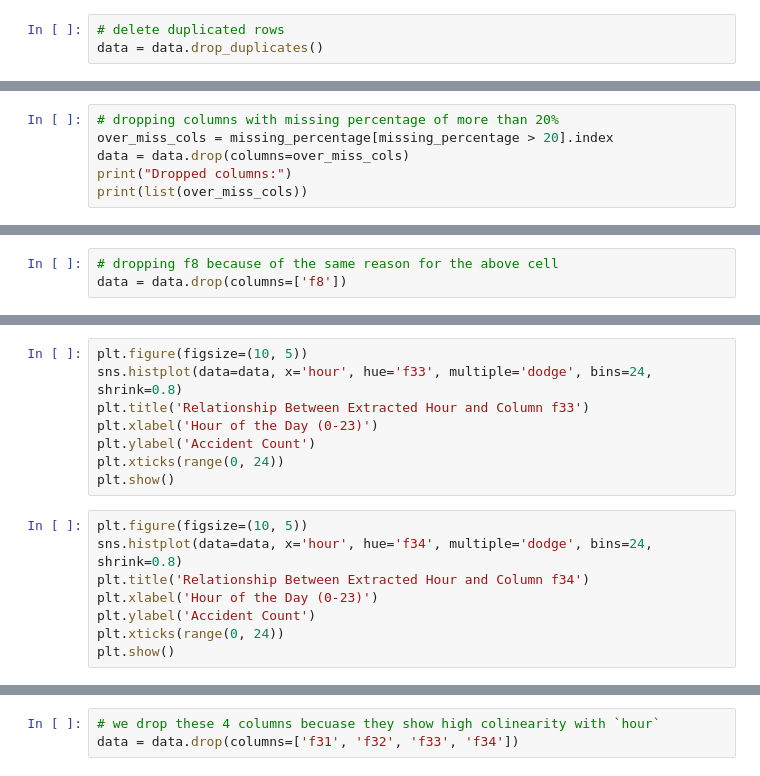
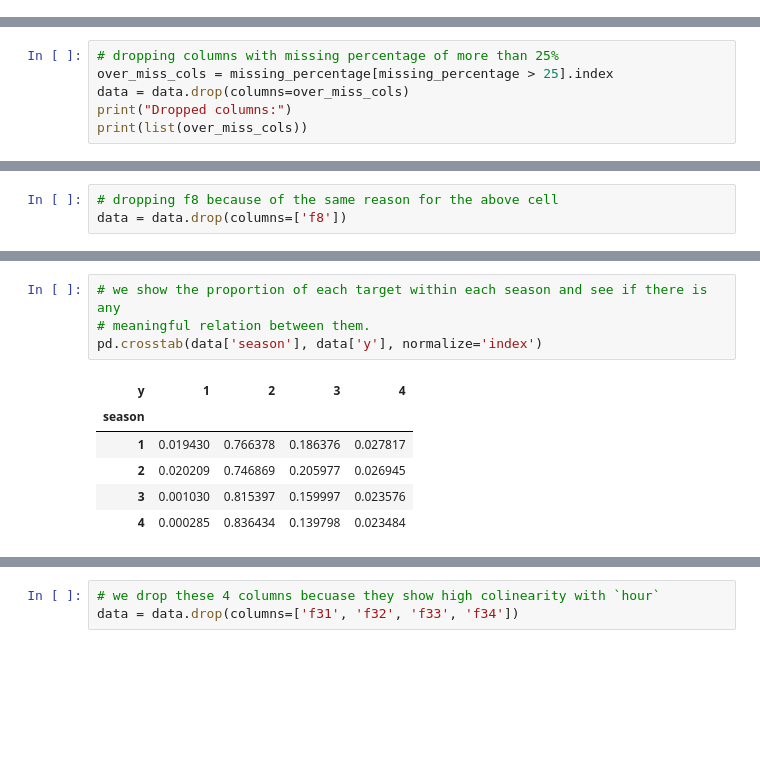
Before and after one commit to AmirrezaJB/Data-Mining-Spring-2026-UT, a Jupyter notebook: main.ipynb, the cells around one changed output, grey strips where cells are left out. Cells and saved outputs as stored; diff of their text form; blank space fills up the shorter version.

```diff
--- a/main.ipynb
+++ b/main.ipynb
@@ -20,6 +49,3 @@ data.duplicated().sum()
-# %%
-# delete duplicated rows
-data = data.drop_duplicates()
 # %%
 # here we look at what percentage of the columns are null
 missing_values = data.isna().sum().sort_values(ascending=False)
@@ -28,6 +72,6 @@ missing_percentage
 # %%
-# dropping columns with missing percentage of more than 20%
-over_miss_cols = missing_percentage[missing_percentage > 20].index
+# dropping columns with missing percentage of more than 25%
+over_miss_cols = missing_percentage[missing_percentage > 25].index
 data = data.drop(columns=over_miss_cols)
 print("Dropped columns:")
 print(list(over_miss_cols))
@@ -125,17 +239,12 @@ plt.show()
-# %%
-plt.figure(figsize=(10, 5))
-sns.histplot(data=data, x='hour', hue='f33', multiple='dodge', bins=24, shrink=0.8)
-plt.title('Relationship Between Extracted Hour and Column f33')
-plt.xlabel('Hour of the Day (0-23)')
-plt.ylabel('Accident Count')
-plt.xticks(range(0, 24))
-plt.show()
-# %%
-plt.figure(figsize=(10, 5))
-sns.histplot(data=data, x='hour', hue='f34', multiple='dodge', bins=24, shrink=0.8)
-plt.title('Relationship Between Extracted Hour and Column f34')
-plt.xlabel('Hour of the Day (0-23)')
-plt.ylabel('Accident Count')
-plt.xticks(range(0, 24))
-plt.show()
+# %%
+# we show the proportion of each target within each season and see if there is any
+# meaningful relation between them.
+pd.crosstab(data['season'], data['y'], normalize='index')
+# %% [output]
+| y | 1 | 2 | 3 | 4 |
+| season |  |  |  |  |
+| 1 | 0.019430 | 0.766378 | 0.186376 | 0.027817 |
+| 2 | 0.020209 | 0.746869 | 0.205977 | 0.026945 |
+| 3 | 0.001030 | 0.815397 | 0.159997 | 0.023576 |
+| 4 | 0.000285 | 0.836434 | 0.139798 | 0.023484 |
 # %%
```
Also changed, not shown: parts of 24 cells of this notebook.
